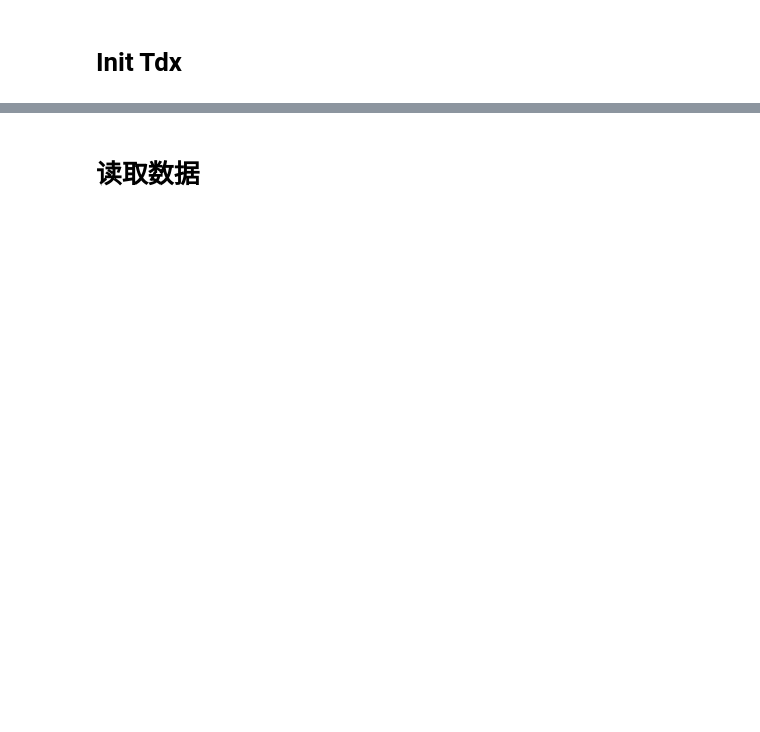
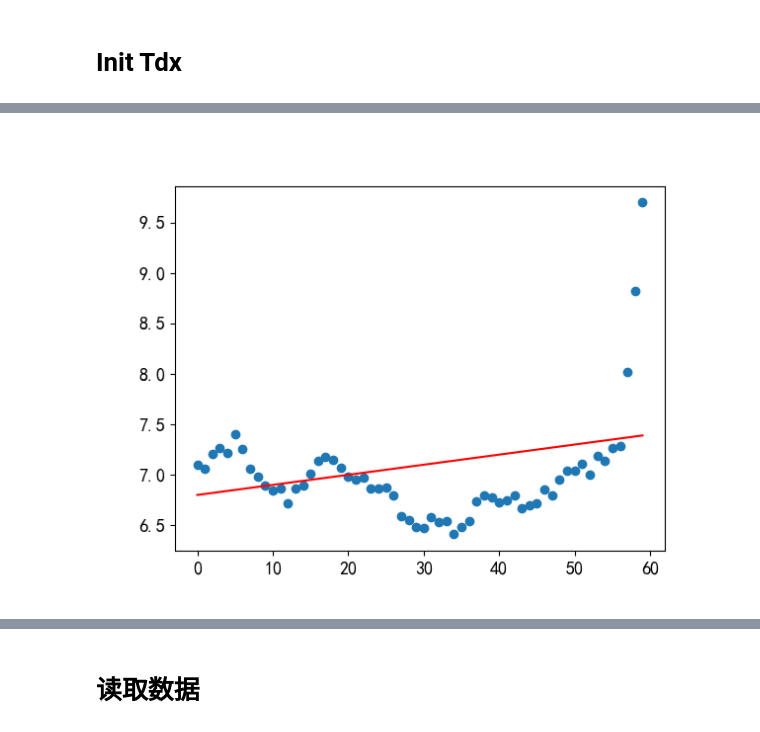
Before and after one commit to johnsonhongyi/pyQuant3, a Jupyter notebook: stock/jupyterAlgo/Quant2023/Tdx-MultiIndex-Search.ipynb, the cells around one changed output, grey strips where cells are left out. Drawn from its saved outputs; the diff is of its cells as text; code cells hidden in the pictures; blank space fills up the shorter version.

```diff
--- a/stock/jupyterAlgo/Quant2023/Tdx-MultiIndex-Search.ipynb
+++ b/stock/jupyterAlgo/Quant2023/Tdx-MultiIndex-Search.ipynb
@@ -10,15 +10,24 @@ import os
 import random
 import time
 
+import matplotlib
+import matplotlib.pyplot as plt
+import mplfinance as mpf
+# sys.stdout=stdout
+import numpy as np
 # import numpy as np
 import pandas as pd
 from JohnsonUtil import commonTips as cct
 from JSONData import sina_data
 from JSONData import tdx_data_Day as tdd
+from mplfinance.original_flavor import candlestick_ohlc
 
 # from JSONData import tdx_hdf5_api as h5a
 
-# sys.stdout=stdout
+%matplotlib widget
+plt.rc('font', family='SimHei', size=13)
+matplotlib.get_backend()
+# jupyter nbextension enable --py widgetsnbextension
 
 os.environ['NUMEXPR_MAX_THREADS'] = '12'
 from IPython.core.interactiveshell import InteractiveShell
@@ -33,0 +124,75 @@ block_path = tdd.get_tdx_dir_blocknew() + '060.blk'
+# %%
+
+
+def regression_line(X, Y, limit=10,showall=False):
+    # Calculate the coefficients of the regression line
+    if not showall:
+        X = X[-limit:]
+        Y = Y[-limit:]
+    n = len(X)
+    sum_x = np.sum(X)
+    sum_y = np.sum(Y)
+    sum_xy = np.sum(X * Y)
+    sum_xx = np.sum(X * X)
+    a = round((sum_y * sum_xx - sum_x * sum_xy) / (n * sum_xx - sum_x * sum_x), 2)
+    b = round((n * sum_xy - sum_x * sum_y) / (n * sum_xx - sum_x * sum_x), 2)
+    return a, b
+
+
+def regression_ratio(df, limit=10):
+    # Calculate the coefficients of the regression line
+    df = df.reset_index()
+    if isinstance(df, pd.Series):
+        Y = df.values[-limit:]
+        X = df.reset_index().index[-limit:]
+    else:
+        X = df.index[-limit:]
+        Y = df.close[-limit:]
+    n = len(X)
+    sum_x = np.sum(X)
+    sum_y = np.sum(Y)
+    sum_xy = np.sum(X * Y)
+    sum_xx = np.sum(X * X)
+    # a = round((sum_y * sum_xx - sum_x * sum_xy) / (n * sum_xx - sum_x * sum_x),2)
+    b = round((n * sum_xy - sum_x * sum_y) / (n * sum_xx - sum_x * sum_x), 2)
+    return b
+
+
+def predict_price(time, a, b):
+    # Predict the price using the regression line
+    price = a + b * time
+    return price
+
+
+def plot_regression_line(X, Y, a, b):
+    # Plot the regression line
+    plt.close()
+    plt.scatter(X, Y)
+    plt.plot(X, a + b * X, color="red")
+    plt.show()
+
+
+def detect_position(price, a, b, X):
+    # Detect the position of the current price on the regression line
+    regression_price = predict_price(X[-1], a, b)
+    if price > regression_price:
+        return "Above"
+    elif price < regression_price:
+        return "Below"
+    else:
+        return "On"
+
+
+# Example usage
+time_index = dfc.index
+price = dfc.close.values
+a, b = regression_line(time_index, price,showall=True)
+print(a, b)
+# Output: (100.0, 5.0)
+print(detect_position(132, a, b, time_index))
+print(regression_ratio(dfc))
+plot_regression_line(time_index, price, a, b)
+
+# print(detect_position(132, a, b, time))
+# Output: "On"
+# %% [output]
@@ -33,0 +202 @@ block_path = tdd.get_tdx_dir_blocknew() + '060.blk'
+[figure, added]
```
Also changed, not shown: parts of 69 cells of this notebook, 12 other files.
